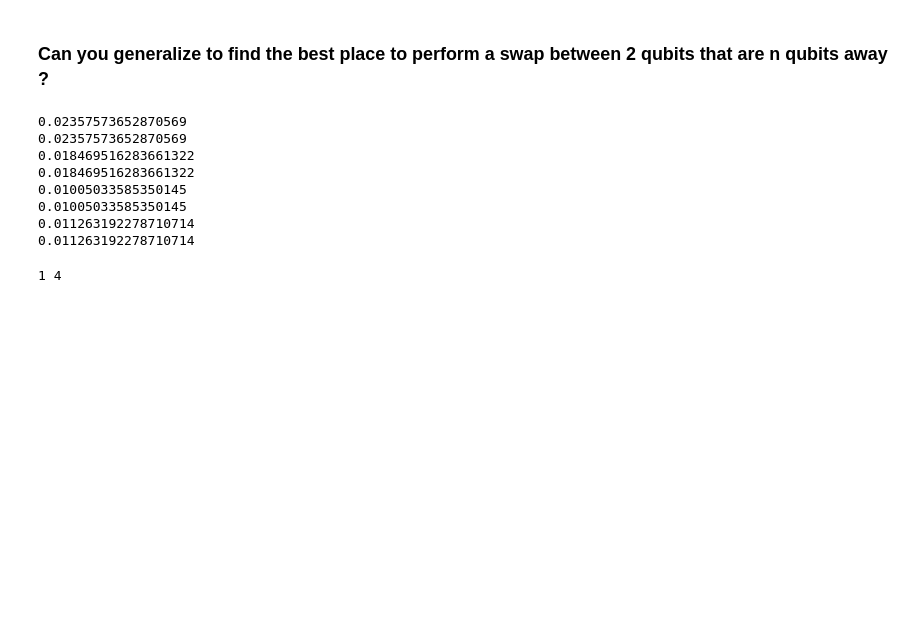
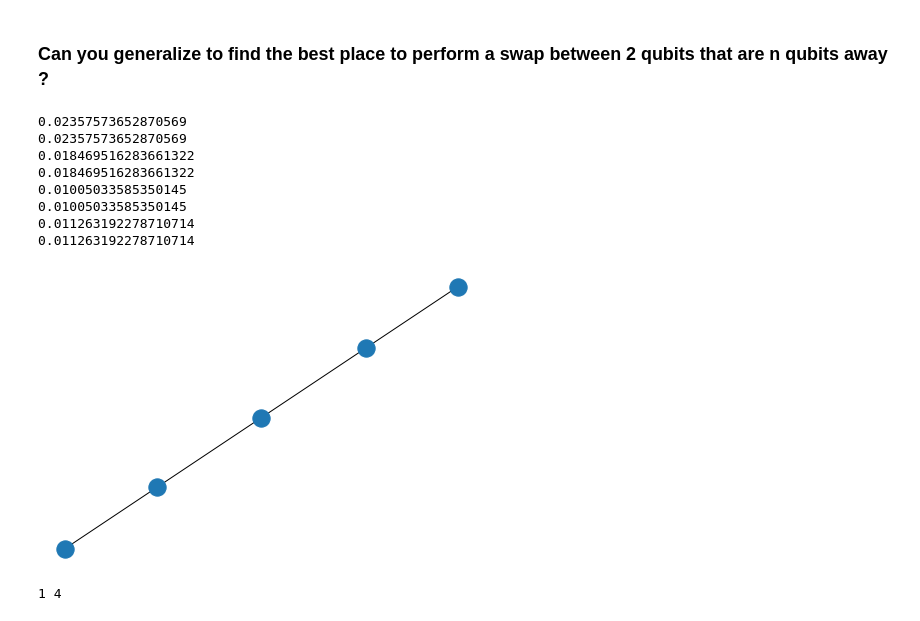
Before and after one commit to lionelchg/LesAtomesDeSavoie, a Jupyter notebook: qiskit/IBM_Hackaton/IBM-LAB-2/IBM-LAB2.ipynb, the cells around one changed output. Cells and saved outputs as stored; diff of their text form; code cells hidden in the pictures; blank space fills up the shorter version.

```diff
--- a/qiskit/IBM_Hackaton/IBM-LAB-2/IBM-LAB2.ipynb
+++ b/qiskit/IBM_Hackaton/IBM-LAB-2/IBM-LAB2.ipynb
@@ -1044,24 +1051,26 @@ print(find_min_with_measure(conf))
 # %% [markdown]
 ### Can you generalize to find the best place to perform a swap between 2 qubits that are n qubits away ?
 # %%
-# your code here
+# Create the network describing the qubit's network
 import networkx as nx
 G = nx.Graph()
 G_weighted = nx.Graph()
 for c in conf.coupling_map:
     q_c = c[0]  # control qubit
     q_t = c[1]  # target qubit
     cost = -np.log(1-round(prop.gate_error('cx',(q_c,q_t)),4))
     print(cost)
     G_weighted.add_edge(q_c,q_t,weight = cost)
     G.add_edge(q_c,q_t,weight = 1)
+nx.draw(G)
 # %% [output]
 0.02357573652870569
 0.02357573652870569
 0.018469516283661322
 0.018469516283661322
 0.01005033585350145
 0.01005033585350145
 0.011263192278710714
 0.011263192278710714
+[figure, added]
 # %%
```
Also changed, not shown: parts of 23 cells of this notebook.
